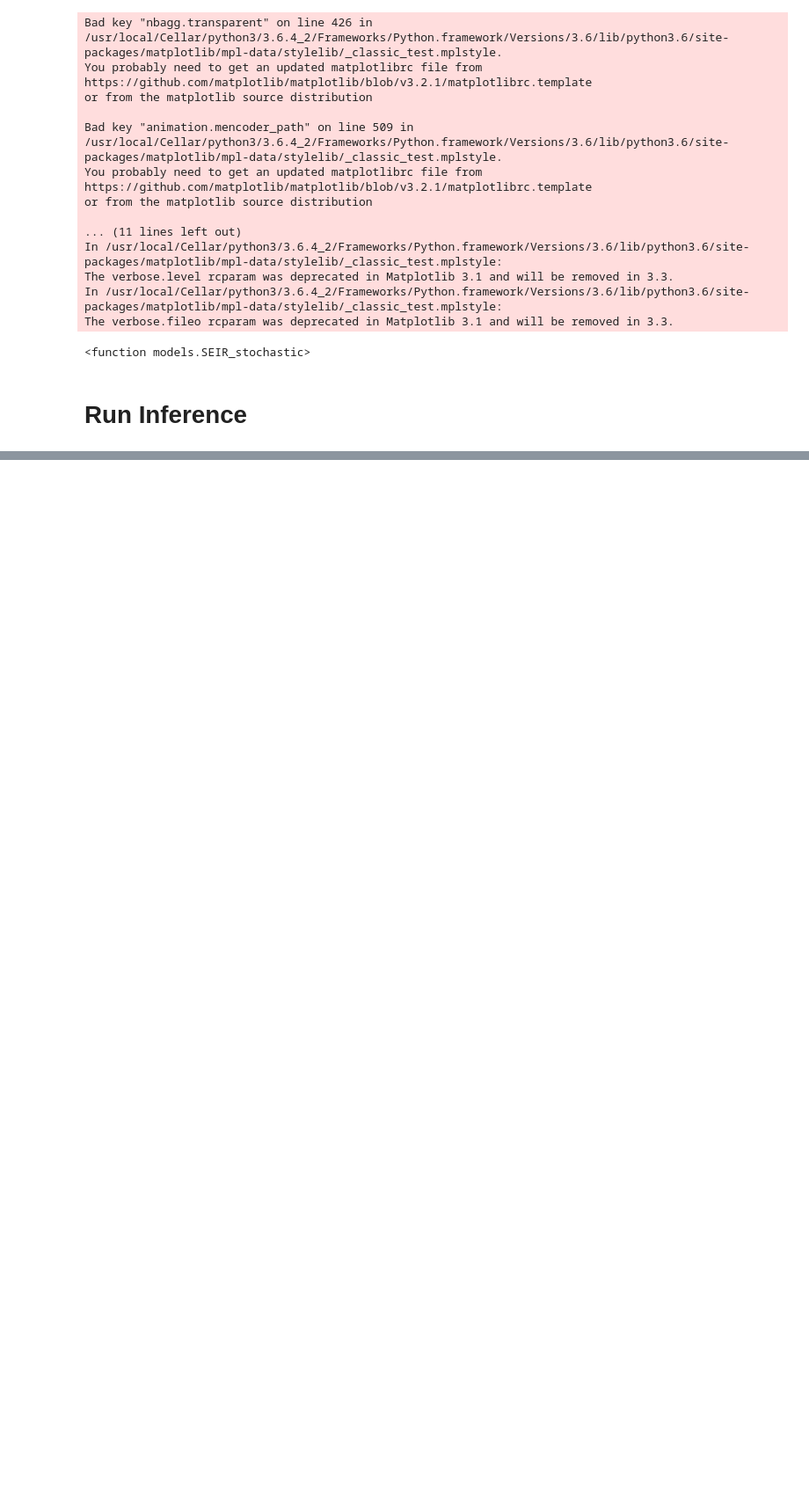
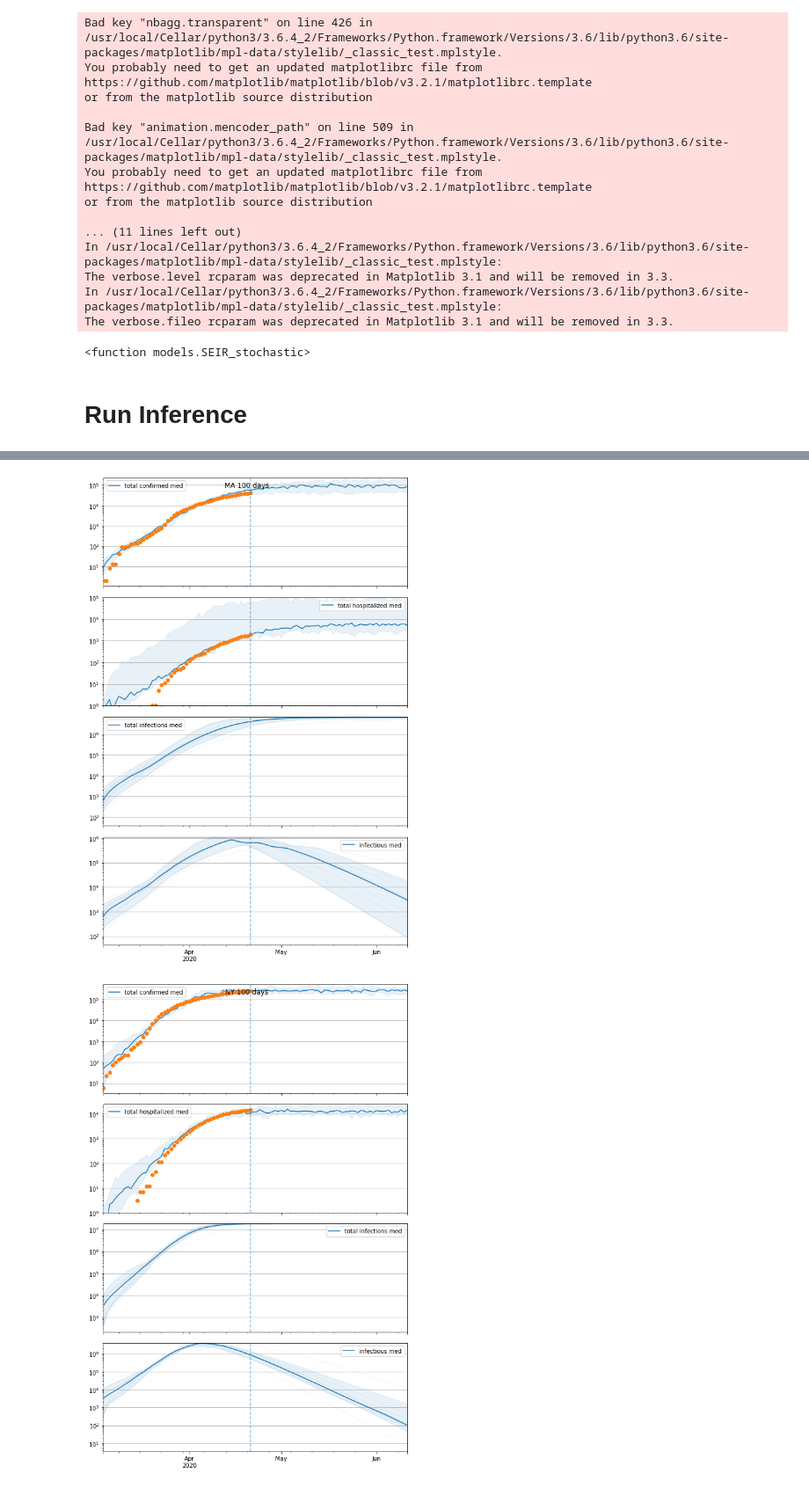
Before and after one commit to dsheldon/covid, a Jupyter notebook: SIR_dev.ipynb, the cells around one changed output, grey strips where cells are left out. Shown at 88% size. Drawn from its saved outputs; the diff is of its cells as text; code cells hidden in the pictures; blank space fills up the shorter version.

```diff
--- a/SIR_dev.ipynb
+++ b/SIR_dev.ipynb
@@ -116,28 +134,33 @@ print("future", post_pred_samples['R0_future'].mean(axis=0))
 # %%
 T = 100
 scale = 'log'
 
 places = data.index.unique(level=0)
 start = data.index.unique(level=1).min()
 num_places = len(places)
 
 for i, place in zip(range(num_places), places):
 
     t = pd.date_range(start=start, periods=T, freq='D')
 
     shared_params = ['beta0_base', 'gamma_base', 'sigma_base', 'det_rate_base']
     place_samples = {k: v[:,i,...] for k, v in post_pred_samples.items() if not k in shared_params}
 
     t = pd.date_range(start=start, periods=T, freq='D')
 
     positive = data.loc[place].positive
+    death = data.loc[place].death
 
-    fig, ax = plot_forecast(place_samples, T, positive, t=t, scale=scale)
+
+    fig, ax = plot_forecast(place_samples, T, positive, t=t, scale=scale, death=death)
 
     #plot_samples(place_samples, plot_fields=['I'], ax=ax, t=t, T=T)
     #plt.plot(obs[i,:], 'o')
 
     name = place
     plt.suptitle(f'{name} {T} days ')
     plt.tight_layout()
     plt.show()
+# %% [output]
+[figure, added]
+[figure, added]
```
Also changed, not shown: parts of 8 cells of this notebook, 1 other file.
